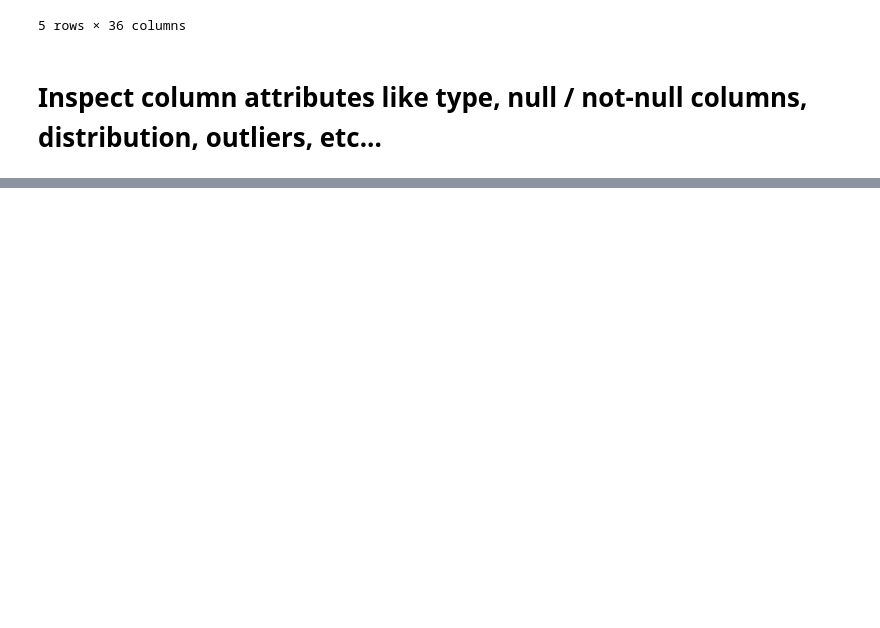
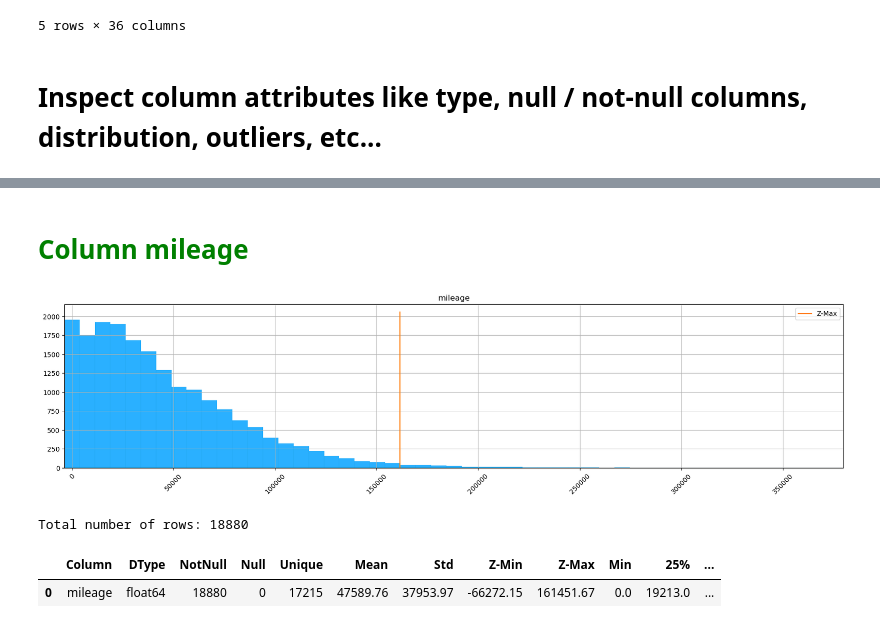
Before and after one commit to sodeso-nl/ml-notebooks, a Jupyter notebook: kaggle/used-car-listing/kaggle-used-car-listing.ipynb, the cells around one changed output, grey strips where cells are left out. Cells and saved outputs as stored; diff of their text form; code cells hidden in the pictures; blank space fills up the shorter version.

```diff
--- a/kaggle/used-car-listing/kaggle-used-car-listing.ipynb
+++ b/kaggle/used-car-listing/kaggle-used-car-listing.ipynb
@@ -347,0 +212,11 @@ train_csv_pre.todense()[:10]
+# %% [markdown]
+# <span style="color:green">Column mileage</span>
+# %%
+mlp.plot_histogram_from_dataframe(train_csv, column_names="mileage")
+mileage_desc = mld.dataframe_describe(train_csv, column_names="mileage")
+mileage_desc
+# %% [output]
+[figure, added]
+Total number of rows: 18880
+|  | Column | DType | NotNull | Null | Unique | Mean | Std | Z-Min | Z-Max | Min | 25% | ... |
+| 0 | mileage | float64 | 18880 | 0 | 17215 | 47589.76 | 37953.97 | -66272.15 | 161451.67 | 0.0 | 19213.0 | ... |
```
Also changed, not shown: parts of 140 cells of this notebook.
